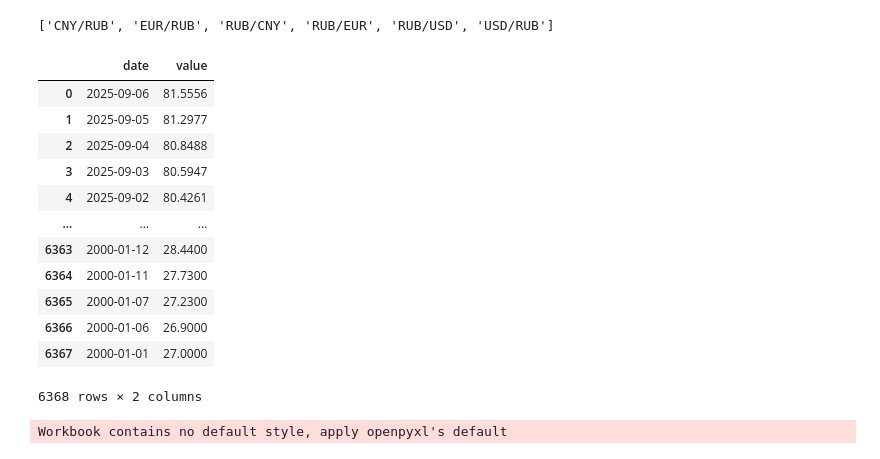
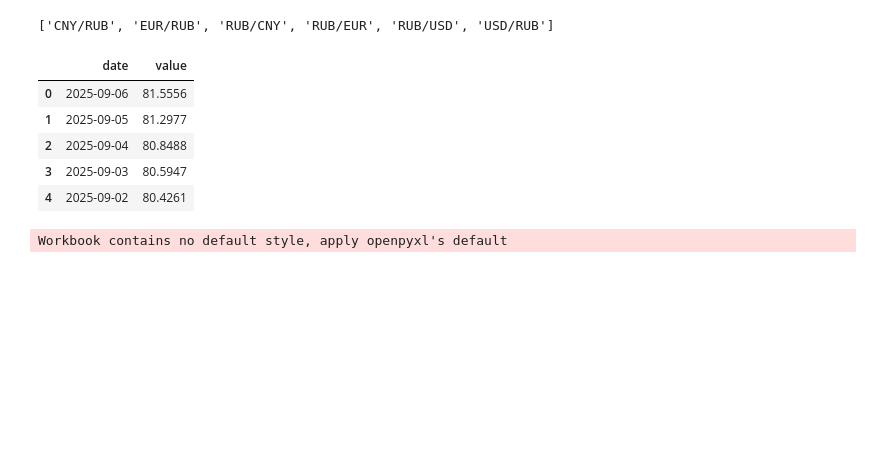
Before and after one commit to ruslooob/data-core, a Jupyter notebook: events_data_core/17_currency_data_core.ipynb, the cells around one changed output. Cells and saved outputs as stored; diff of their text form; code cells hidden in the pictures; blank space fills up the shorter version.

```diff
--- a/events_data_core/17_currency_data_core.ipynb
+++ b/events_data_core/17_currency_data_core.ipynb
@@ -7,23 +7,16 @@ list_avail_currency_pairs()
 # %%
 from events_data_core.currency_data_provider import get_currency_data
 
 pair = "USD/RUB"
 df = get_currency_data(pair)
-df
+df.head()
 # %% [output]
 |  | date | value |
 | 0 | 2025-09-06 | 81.5556 |
 | 1 | 2025-09-05 | 81.2977 |
 | 2 | 2025-09-04 | 80.8488 |
 | 3 | 2025-09-03 | 80.5947 |
 | 4 | 2025-09-02 | 80.4261 |
-| ... | ... | ... |
-| 6363 | 2000-01-12 | 28.4400 |
-| 6364 | 2000-01-11 | 27.7300 |
-| 6365 | 2000-01-07 | 27.2300 |
-| 6366 | 2000-01-06 | 26.9000 |
-| 6367 | 2000-01-01 | 27.0000 |
-6368 rows × 2 columns
 # %%
 from events_data_core.plot_utils import plot_2d
 
```
Also changed, not shown: 9 other files.
